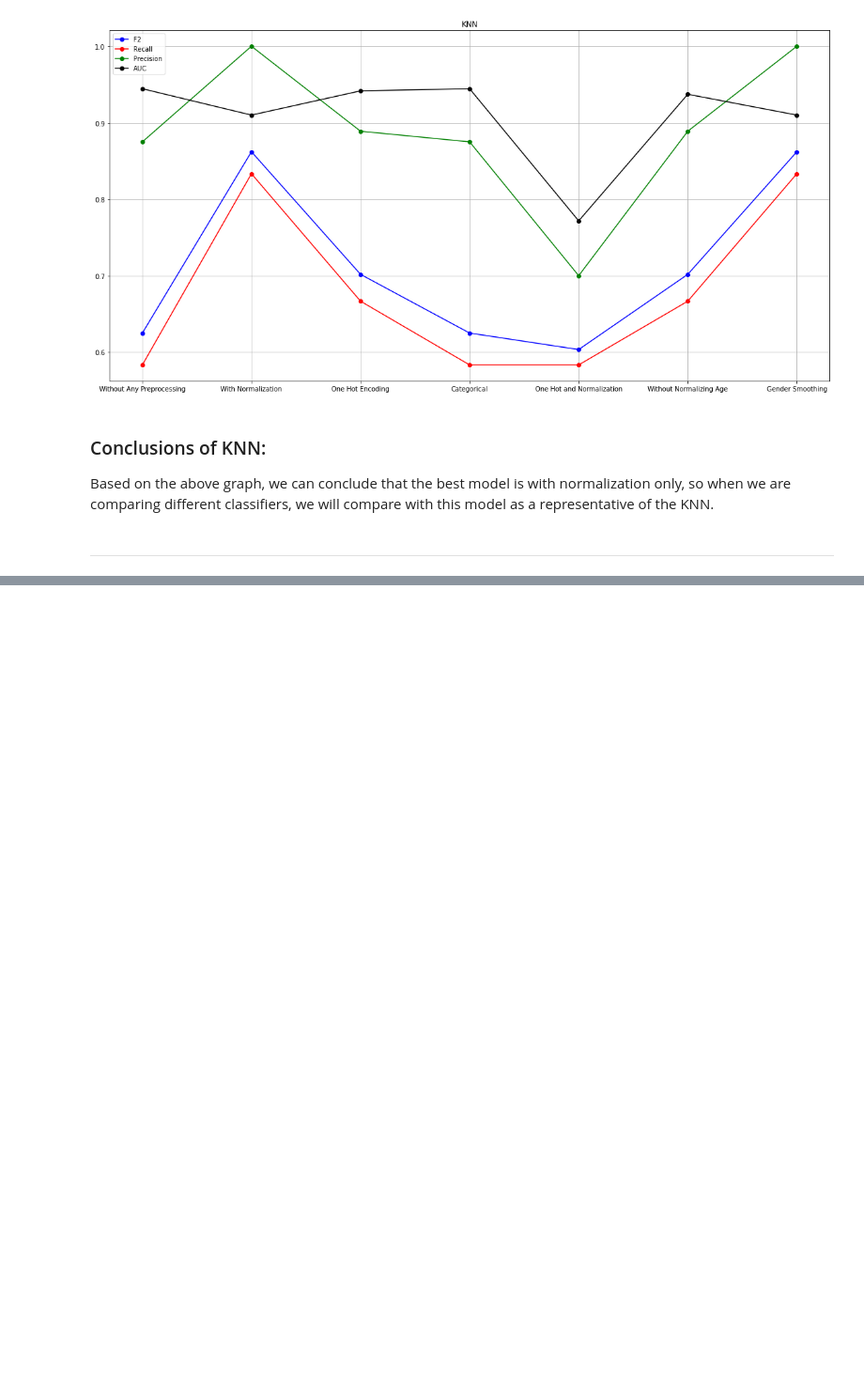
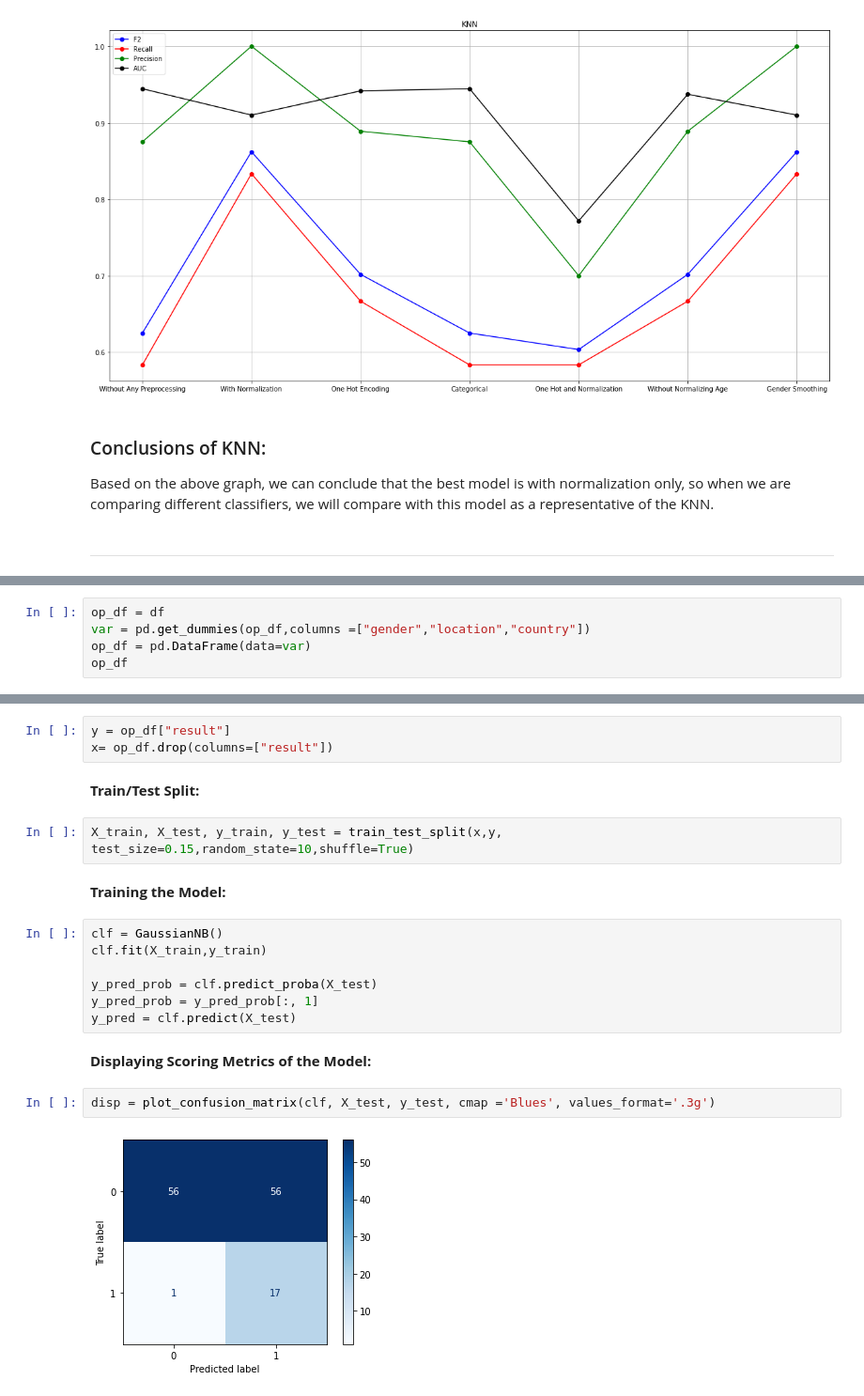
Before and after one commit to dona-samir/COVID-19-Outcome-Prediction, a Jupyter notebook: covid19OutcomePrediction.ipynb, the cells around one changed output, grey strips where cells are left out. Shown at 94% size. Cells and saved outputs as stored; diff of their text form; blank space fills up the shorter version.

Commit message:
Naive Bayes
Tried Naive Bayes Classifier to predict the outcome with and without hyperparameter tuning and choosing the best model.

```diff
--- a/covid19OutcomePrediction.ipynb
+++ b/covid19OutcomePrediction.ipynb
@@ -1038,0 +1052,5 @@ Based on the above graph, we can conclude that the best model is with normalizat
+# %%
+op_df = df
+var = pd.get_dummies(op_df,columns =["gender","location","country"])
+op_df = pd.DataFrame(data=var)
+op_df
@@ -1038,0 +1072,22 @@ Based on the above graph, we can conclude that the best model is with normalizat
+# %%
+y = op_df["result"]
+x= op_df.drop(columns=["result"])
+# %% [markdown]
+__Train/Test Split:__
+# %%
+X_train, X_test, y_train, y_test = train_test_split(x,y, test_size=0.15,random_state=10,shuffle=True)
+# %% [markdown]
+__Training the Model:__
+# %%
+clf = GaussianNB()
+clf.fit(X_train,y_train)
+
+y_pred_prob = clf.predict_proba(X_test)
+y_pred_prob = y_pred_prob[:, 1]
+y_pred = clf.predict(X_test)
+# %% [markdown]
+__Displaying Scoring Metrics of the Model:__
+# %%
+disp = plot_confusion_matrix(clf, X_test, y_test, cmap ='Blues', values_format='.3g')
+# %% [output]
+[figure, added]
```
Also changed, not shown: parts of 23 cells of this notebook.
